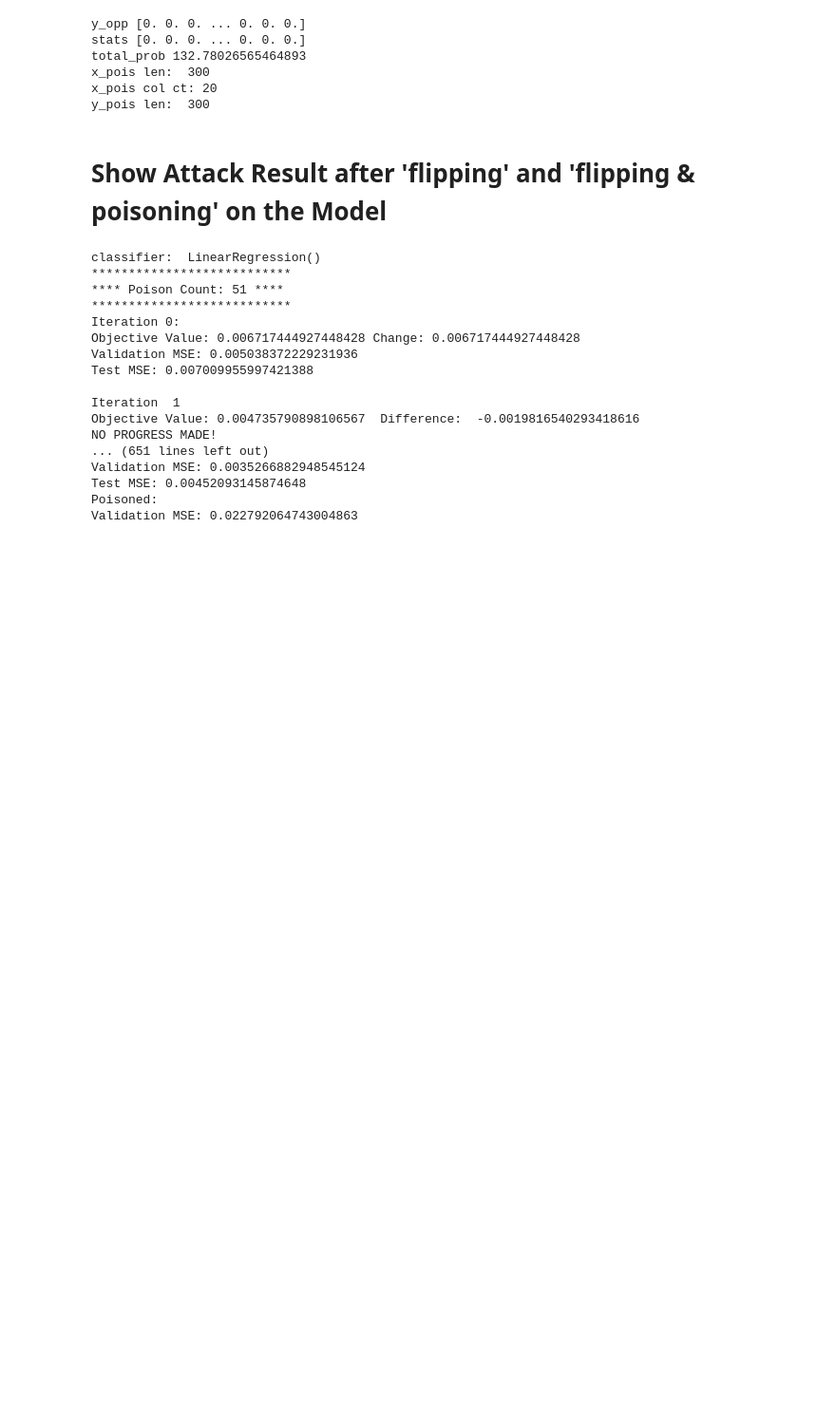
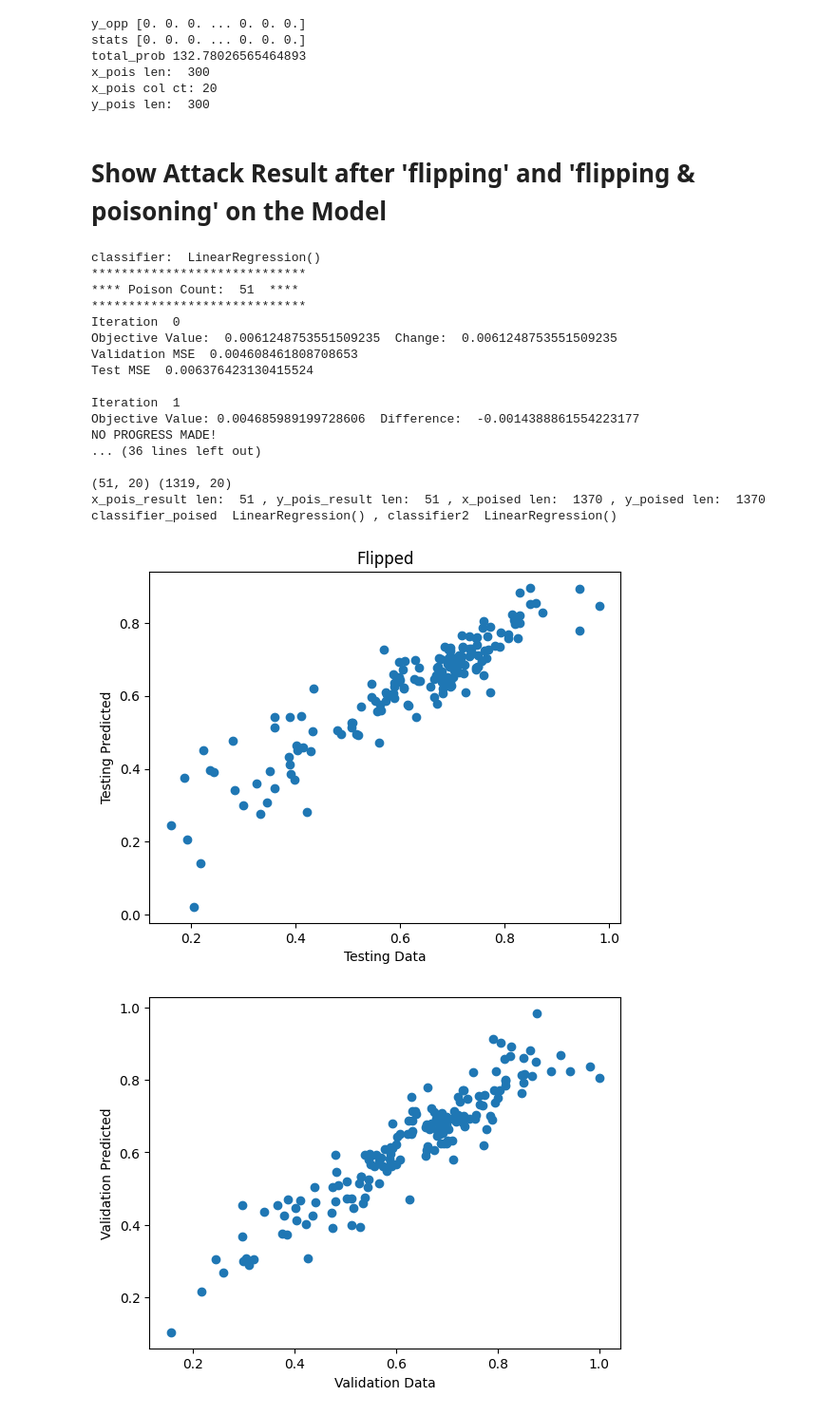
Before and after one commit to wushuoran/COMP0055GroupCW, a Jupyter notebook: ATTACK_linear.ipynb, the cells around one changed output. Shown at 95% size. Drawn from its saved outputs; the diff is of its cells as text; code cells hidden in the pictures; blank space fills up the shorter version.

```diff
--- a/ATTACK_linear.ipynb
+++ b/ATTACK_linear.ipynb
@@ -55,5 +55,5 @@ Posion count:  300  Train count:  1319  Test count:  165  Proportion of poisonin
 # %%
-x_pois, y_pois = flip_data.flip_data.perform_flip(poi_train_x,poi_train_y,poison_ct)
+x_pois, y_pois = flip_data.flip_data.inverse_flip(poi_train_x,poi_train_y,poison_ct)
 # %% [output]
 y_opp [0. 0. 0. ... 0. 0. 0.]
 stats [0. 0. 0. ... 0. 0. 0.]
@@ -69,61 +69,51 @@ eta = 0.01 # gradient descent step size (note gradients are normalized)
 beta = 0.05 # decay rate for line search
 sigma = 0.9 # line search stop condition
 epsilon = 1e-3 # poisoning stop condition
 poiser = gd_poisoner.linear_poisoner(poi_train_x, poi_train_y, poi_test_x, poi_test_y, poi_val_x, poi_val_y, eta, beta, sigma, epsilon)
 classifier, _ = poiser.learn_model(np.concatenate((poi_train_x, x_pois), axis=0), poi_train_y + y_pois, None)
 print("classifier: ", classifier)
-err = poiser.compute_error(classifier)[0]
+err = poiser.compute_error(classifier, False,False)[0]
 x_pois = np.matrix(x_pois)
 y_pois = y_pois[:]
 for i in  range(5):
     # calculate the amt of data that should be poisoned in this iteration
     current_prop = (i + 1)*total_prop/5
     sample_amt = int(0.5 + train_ct*(current_prop/(1 - current_prop)))
     current_x_pois = x_pois[:sample_amt,:]
     current_y_pois = y_pois[:sample_amt]
     # poison data
-    x_pois_result, y_pois_result = poiser.poison_data(current_x_pois, current_y_pois)
+    x_pois_result, y_pois_result = poiser.poison_data(current_x_pois, current_y_pois, 5, 10)
     print(x_pois_result.shape,poi_train_x.shape)
     x_poised = np.concatenate((poi_train_x,x_pois_result),axis = 0)
     y_poised = poi_train_y + y_pois_result
     # train the model on poisoned data
     classifier_poised, _ = poiser.learn_model(x_poised,y_poised,None)
     classifier = poiser.init_classifier
     print("x_pois_result len: ",len(x_pois_result),", y_pois_result len: ",len(y_pois_result),", x_poised len: ",len(x_poised),", y_poised len: ",len(y_poised))
     print("classifier_poised ",classifier_poised,", classifier2 ",classifier)
     print(" ")
-    err_unpoised = poiser.compute_error(classifier)
-    err = poiser.compute_error(classifier_poised)
+    err_unpoised = poiser.compute_error(classifier,True,False)
+    err = poiser.compute_error(classifier_poised,True,True)
 
-'''
-print("poi_train_x ", len(poi_train_x),\
-            ", poi_train_y ", len(poi_train_y),\
-            ", poi_test_x", len(poi_test_x),\
-            ", poi_test_y", len(poi_test_y),\
-            ", poi_val_x", len(poi_val_x),\
-            ", poi_val_y", len(poi_val_y))
-'''
-print("")
-print("After Flipping, Unpoisoned")
-print("Validation MSE:", err_unpoised[0])
-print("Test MSE:", err_unpoised[1])
-print('Poisoned:')
-print("Validation MSE:", err[0])
+print("\nAfter Flipping, Unpoisoned \n Validation MSE: ", err_unpoised[0], "\n Test MSE:", err_unpoised[1])
+print("\nAfter Flipping & Poisoning:\n Validation MSE: ", err[0], "\n Test MSE:", err[1])
 # %% [output]
 classifier:  LinearRegression()
-***************************
-**** Poison Count: 51 ****
-***************************
-Iteration 0:
-Objective Value: 0.006717444927448428 Change: 0.006717444927448428
-Validation MSE: 0.005038372229231936
-Test MSE: 0.007009955997421388
+*****************************
+**** Poison Count:  51  ****
+*****************************
+Iteration  0
+Objective Value:  0.0061248753551509235  Change:  0.0061248753551509235
+Validation MSE  0.004608461808708653
+Test MSE  0.006376423130415524
 
 Iteration  1
-Objective Value: 0.004735790898106567  Difference:  -0.0019816540293418616
+Objective Value: 0.004685989199728606  Difference:  -0.0014388861554223177
 NO PROGRESS MADE!
-... (651 lines left out)
-Validation MSE: 0.0035266882948545124
-Test MSE: 0.00452093145874648
-Poisoned:
-Validation MSE: 0.022792064743004863
+... (36 lines left out)
+
+(51, 20) (1319, 20)
+x_pois_result len:  51 , y_pois_result len:  51 , x_poised len:  1370 , y_poised len:  1370
+classifier_poised  LinearRegression() , classifier2  LinearRegression()
+[figure, added]
+[figure, added]
```
Also changed, not shown: parts of 4 cells of this notebook, 6 other files.
